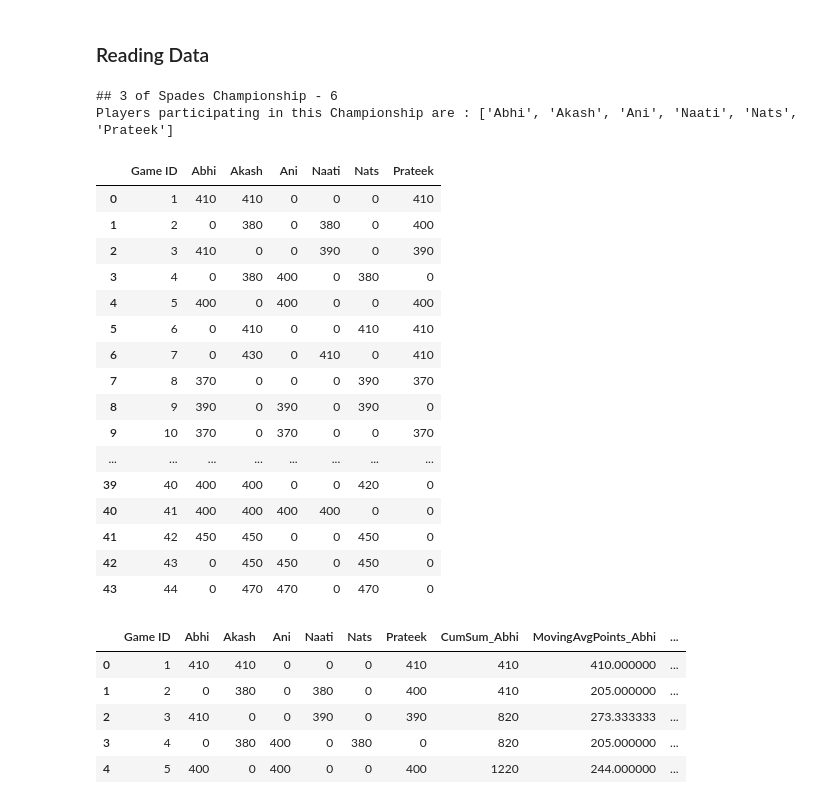
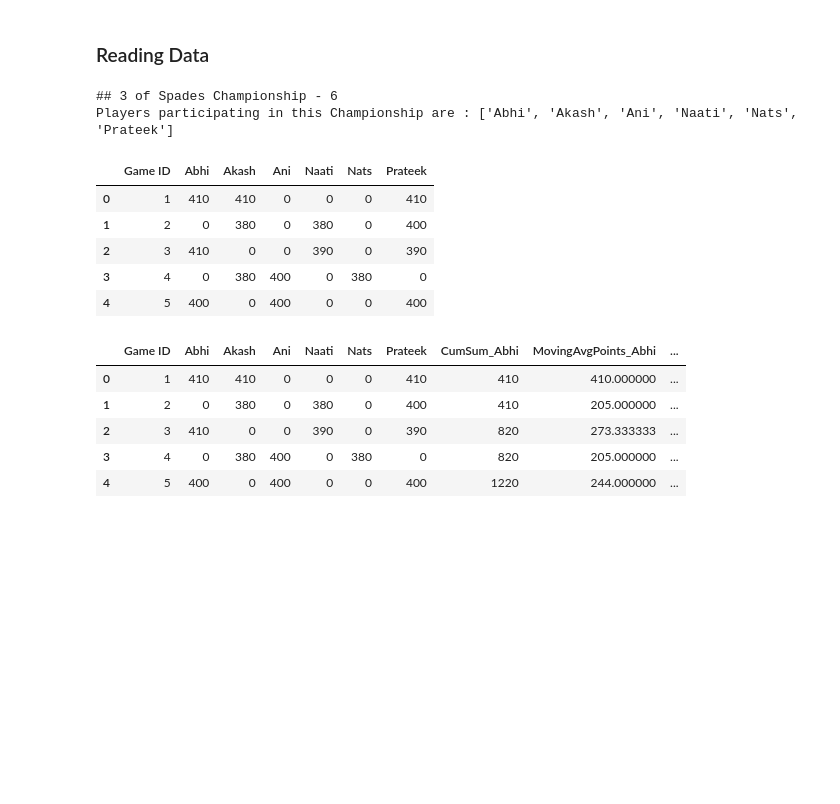
Before and after one commit to akash-suresh/three-of-spades, a Jupyter notebook: 3ofSpades.ipynb, the cells around one changed output. Cells and saved outputs as stored; diff of their text form; code cells hidden in the pictures; blank space fills up the shorter version.

```diff
--- a/3ofSpades.ipynb
+++ b/3ofSpades.ipynb
@@ -9,31 +9,20 @@ from utils.data_handlers import get_tourney_data, get_players, get_game_data_as_
 # %%
 TOURNEY_NUMBER = 6
 
-df = get_tourney_data(TOURNEY_NUMBER)
-players = get_players(df)
+raw_df = get_tourney_data(TOURNEY_NUMBER)
+players = get_players(raw_df)
 
 print(f'## 3 of Spades Championship - {TOURNEY_NUMBER}')
 print(f'Players participating in this Championship are : {players}')
 
-df
+raw_df.head()
 # %% [output]
 ## 3 of Spades Championship - 6
 Players participating in this Championship are : ['Abhi', 'Akash', 'Ani', 'Naati', 'Nats', 'Prateek']
 |  | Game ID | Abhi | Akash | Ani | Naati | Nats | Prateek |
 | 0 | 1 | 410 | 410 | 0 | 0 | 0 | 410 |
 | 1 | 2 | 0 | 380 | 0 | 380 | 0 | 400 |
 | 2 | 3 | 410 | 0 | 0 | 390 | 0 | 390 |
 | 3 | 4 | 0 | 380 | 400 | 0 | 380 | 0 |
 | 4 | 5 | 400 | 0 | 400 | 0 | 0 | 400 |
-| 5 | 6 | 0 | 410 | 0 | 0 | 410 | 410 |
-| 6 | 7 | 0 | 430 | 0 | 410 | 0 | 410 |
-| 7 | 8 | 370 | 0 | 0 | 0 | 390 | 370 |
-| 8 | 9 | 390 | 0 | 390 | 0 | 390 | 0 |
-| 9 | 10 | 370 | 0 | 370 | 0 | 0 | 370 |
-| ... | ... | ... | ... | ... | ... | ... | ... |
-| 39 | 40 | 400 | 400 | 0 | 0 | 420 | 0 |
-| 40 | 41 | 400 | 400 | 400 | 400 | 0 | 0 |
-| 41 | 42 | 450 | 450 | 0 | 0 | 450 | 0 |
-| 42 | 43 | 0 | 450 | 450 | 0 | 450 | 0 |
-| 43 | 44 | 0 | 470 | 470 | 0 | 470 | 0 |
 # %%
```
Also changed, not shown: parts of 7 cells of this notebook, 1 other file.
